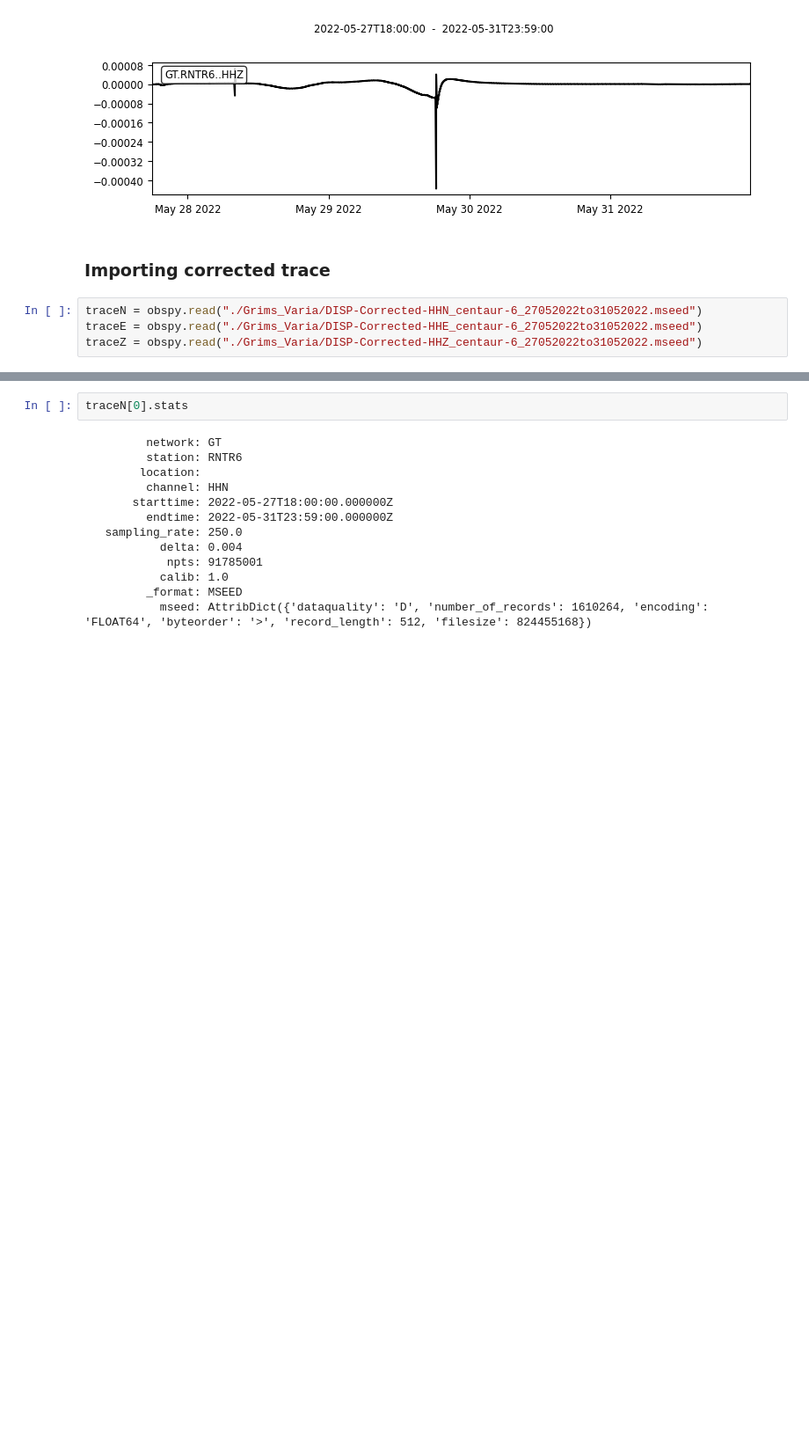
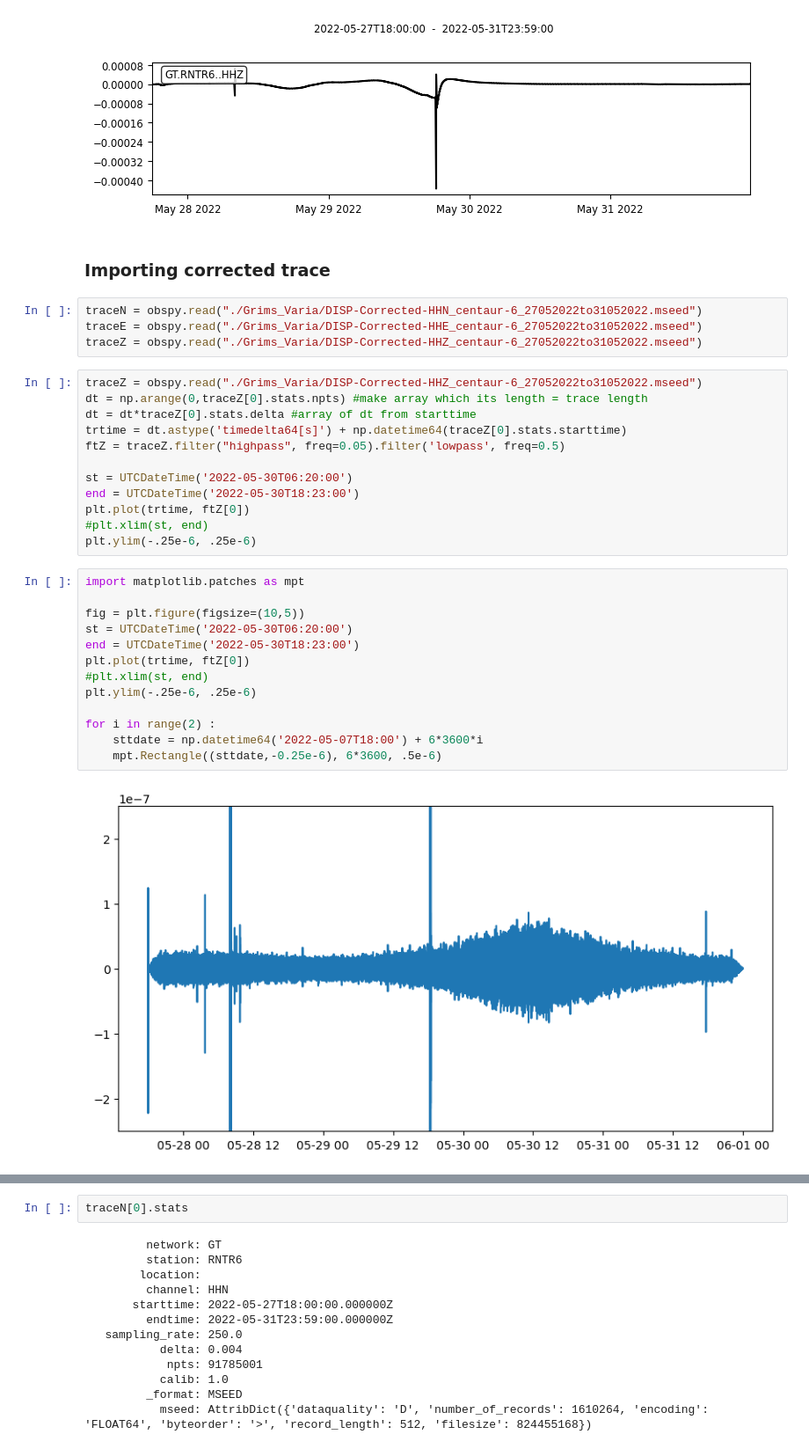
Before and after one commit to jgovoort/sismo-memo, a Jupyter notebook: Diana.ipynb, the cells around one changed output, grey strips where cells are left out. Shown at 88% size. Drawn from its saved outputs; the diff is of its cells as text; blank space fills up the shorter version.

```diff
--- a/Diana.ipynb
+++ b/Diana.ipynb
@@ -108,3 +108,30 @@ A suitable encoding will be chosen.
 traceN = obspy.read("./Grims_Varia/DISP-Corrected-HHN_centaur-6_27052022to31052022.mseed")
 traceE = obspy.read("./Grims_Varia/DISP-Corrected-HHE_centaur-6_27052022to31052022.mseed")
 traceZ = obspy.read("./Grims_Varia/DISP-Corrected-HHZ_centaur-6_27052022to31052022.mseed")
+# %%
+traceZ = obspy.read("./Grims_Varia/DISP-Corrected-HHZ_centaur-6_27052022to31052022.mseed")
+dt = np.arange(0,traceZ[0].stats.npts) #make array which its length = trace length
+dt = dt*traceZ[0].stats.delta #array of dt from starttime
+trtime = dt.astype('timedelta64[s]') + np.datetime64(traceZ[0].stats.starttime)
+ftZ = traceZ.filter("highpass", freq=0.05).filter('lowpass', freq=0.5)
+
+st = UTCDateTime('2022-05-30T06:20:00')
+end = UTCDateTime('2022-05-30T18:23:00')
+plt.plot(trtime, ftZ[0])
+#plt.xlim(st, end)
+plt.ylim(-.25e-6, .25e-6)
+# %%
+import matplotlib.patches as mpt
+
+fig = plt.figure(figsize=(10,5))
+st = UTCDateTime('2022-05-30T06:20:00')
+end = UTCDateTime('2022-05-30T18:23:00')
+plt.plot(trtime, ftZ[0])
+#plt.xlim(st, end)
+plt.ylim(-.25e-6, .25e-6)
+
+for i in range(2) :
+    sttdate = np.datetime64('2022-05-07T18:00') + 6*3600*i
+    mpt.Rectangle((sttdate,-0.25e-6), 6*3600, .5e-6)
+# %% [output]
+[figure, added]
```
Also changed, not shown: parts of 30 cells of this notebook, 7 other files.
